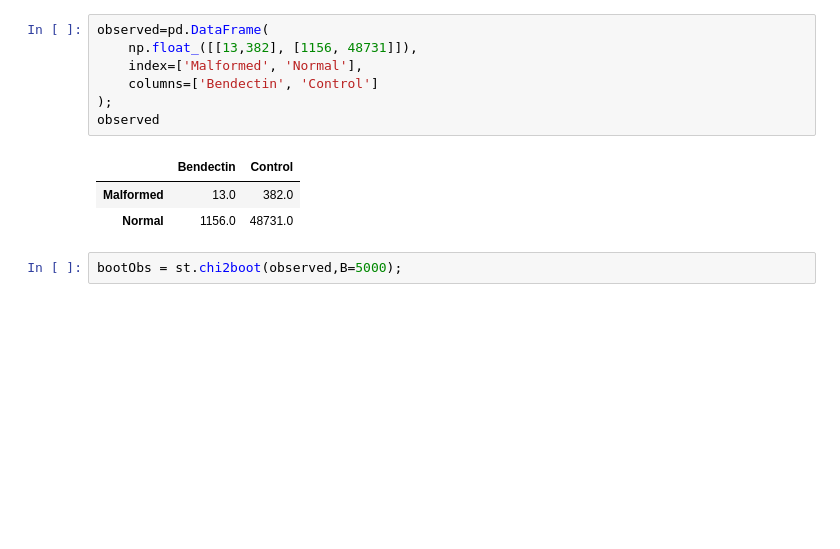
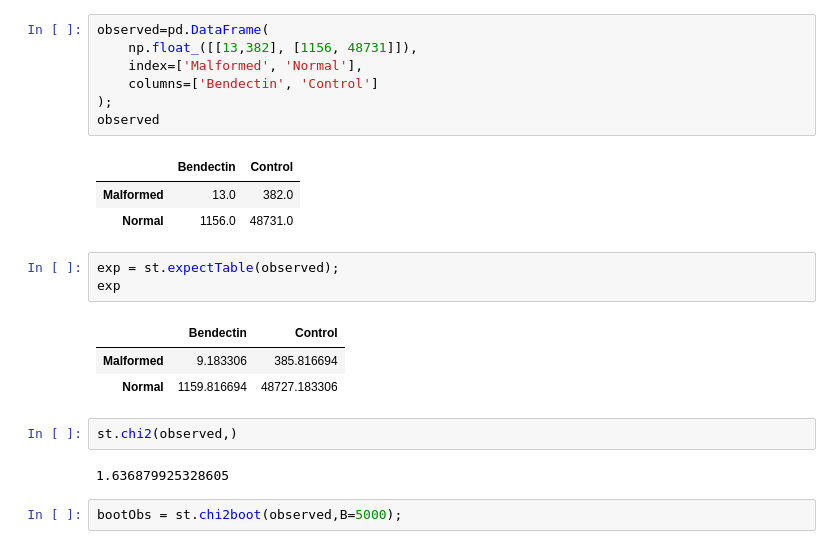
Before and after one commit to Khlick/LS40-Lectures, a Jupyter notebook: lib/_notebooks/PowerRecap.ipynb, the cells around one changed output. Cells and saved outputs as stored; diff of their text form; blank space fills up the shorter version.

```diff
--- a/lib/_notebooks/PowerRecap.ipynb
+++ b/lib/_notebooks/PowerRecap.ipynb
@@ -198,6 +198,17 @@ observed
 |  | Bendectin | Control |
 | Malformed | 13.0 | 382.0 |
 | Normal | 1156.0 | 48731.0 |
+# %%
+exp = st.expectTable(observed);
+exp
+# %% [output]
+|  | Bendectin | Control |
+| Malformed | 9.183306 | 385.816694 |
+| Normal | 1159.816694 | 48727.183306 |
+# %%
+st.chi2(observed,)
+# %% [output]
+1.636879925328605
 # %%
 bootObs = st.chi2boot(observed,B=5000);
 # %%
```
Also changed, not shown: parts of 1 cell of this notebook, 8 other files.
